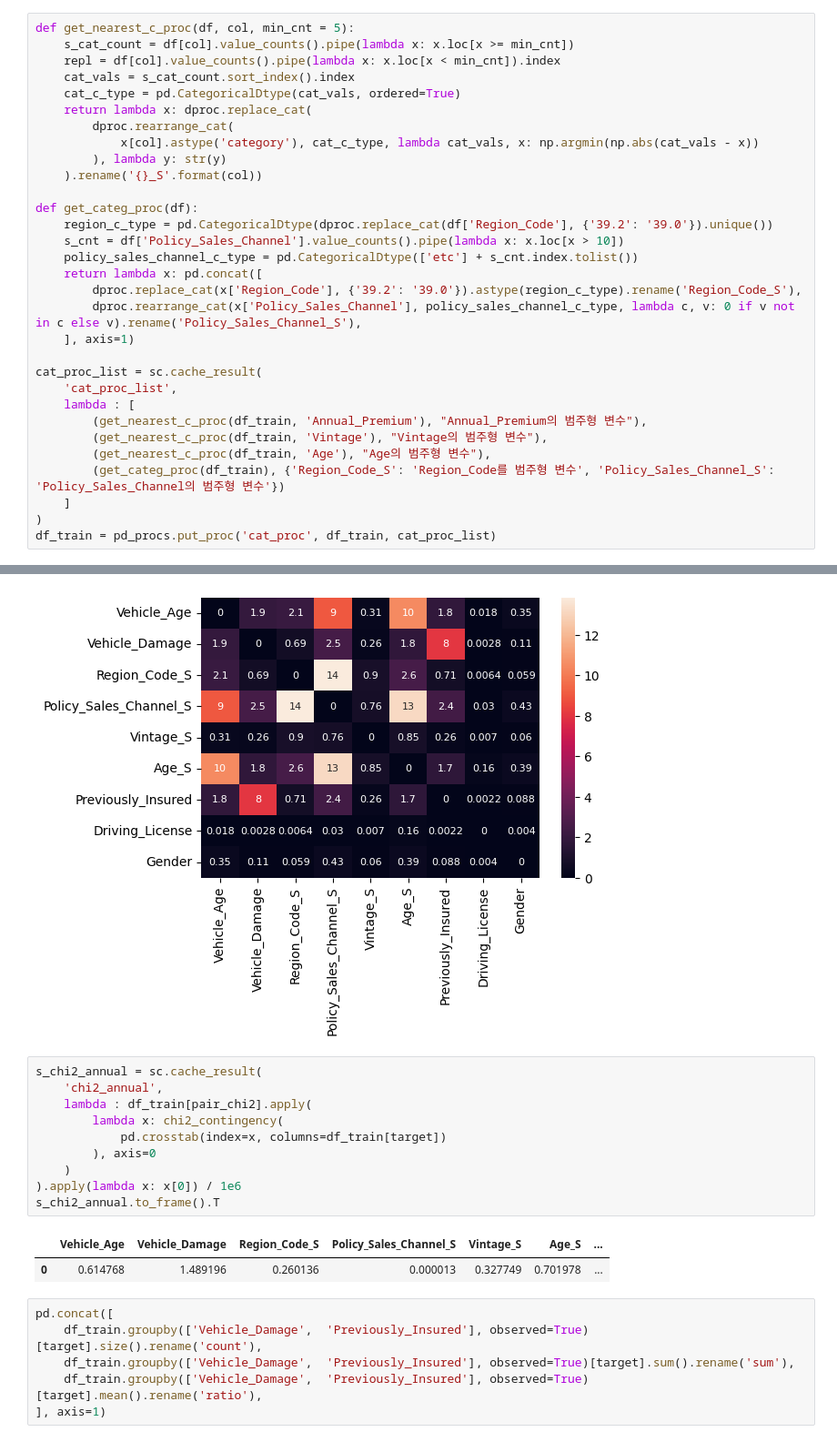
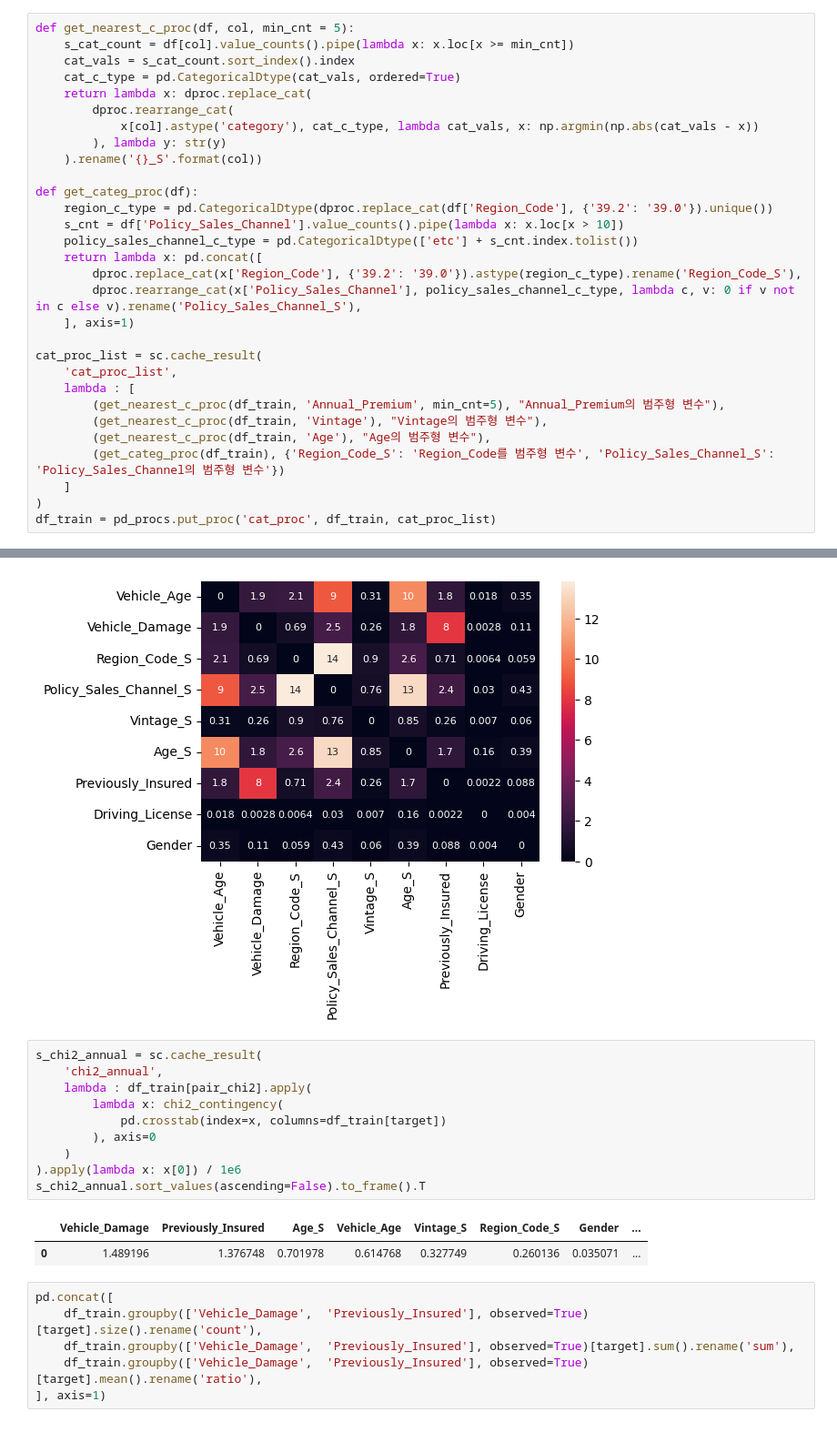
Before and after one commit to sunkusun9/sunkusun9, a Jupyter notebook: kaggle/PGS4_ep7/1. data_wrangling.ipynb, the cells around one changed output, grey strips where cells are left out. Shown at 91% size. Saved outputs shown, nothing was run; the diff lists cells and outputs as text.

```diff
--- a/kaggle/PGS4_ep7/1. data_wrangling.ipynb
+++ b/kaggle/PGS4_ep7/1. data_wrangling.ipynb
@@ -126,7 +126,6 @@ dtype: object
 # %%
 def get_nearest_c_proc(df, col, min_cnt = 5):
     s_cat_count = df[col].value_counts().pipe(lambda x: x.loc[x >= min_cnt])
-    repl = df[col].value_counts().pipe(lambda x: x.loc[x < min_cnt]).index
     cat_vals = s_cat_count.sort_index().index
     cat_c_type = pd.CategoricalDtype(cat_vals, ordered=True)
     return lambda x: dproc.replace_cat(
@@ -147,7 +146,7 @@ def get_categ_proc(df):
 cat_proc_list = sc.cache_result(
     'cat_proc_list',
     lambda : [
-        (get_nearest_c_proc(df_train, 'Annual_Premium'), "Annual_Premium의 범주형 변수"),
+        (get_nearest_c_proc(df_train, 'Annual_Premium', min_cnt=5), "Annual_Premium의 범주형 변수"),
         (get_nearest_c_proc(df_train, 'Vintage'), "Vintage의 범주형 변수"),
         (get_nearest_c_proc(df_train, 'Age'), "Age의 범주형 변수"),
         (get_categ_proc(df_train), {'Region_Code_S': 'Region_Code를 범주형 변수', 'Policy_Sales_Channel_S': 'Policy_Sales_Channel의 범주형 변수'})
@@ -194,16 +193,16 @@ plt.show()
 # %%
 s_chi2_annual = sc.cache_result(
     'chi2_annual',
     lambda : df_train[pair_chi2].apply(
         lambda x: chi2_contingency(
             pd.crosstab(index=x, columns=df_train[target])
         ), axis=0
     )
 ).apply(lambda x: x[0]) / 1e6
-s_chi2_annual.to_frame().T
+s_chi2_annual.sort_values(ascending=False).to_frame().T
 # %% [output]
-|  | Vehicle_Age | Vehicle_Damage | Region_Code_S | Policy_Sales_Channel_S | Vintage_S | Age_S | ... |
-| 0 | 0.614768 | 1.489196 | 0.260136 | 0.000013 | 0.327749 | 0.701978 | ... |
+|  | Vehicle_Damage | Previously_Insured | Age_S | Vehicle_Age | Vintage_S | Region_Code_S | Gender | ... |
+| 0 | 1.489196 | 1.376748 | 0.701978 | 0.614768 | 0.327749 | 0.260136 | 0.035071 | ... |
 # %%
 pd.concat([
     df_train.groupby(['Vehicle_Damage',  'Previously_Insured'], observed=True)[target].size().rename('count'),
```
Also changed, not shown: parts of 36 cells of this notebook, 1 other file.
